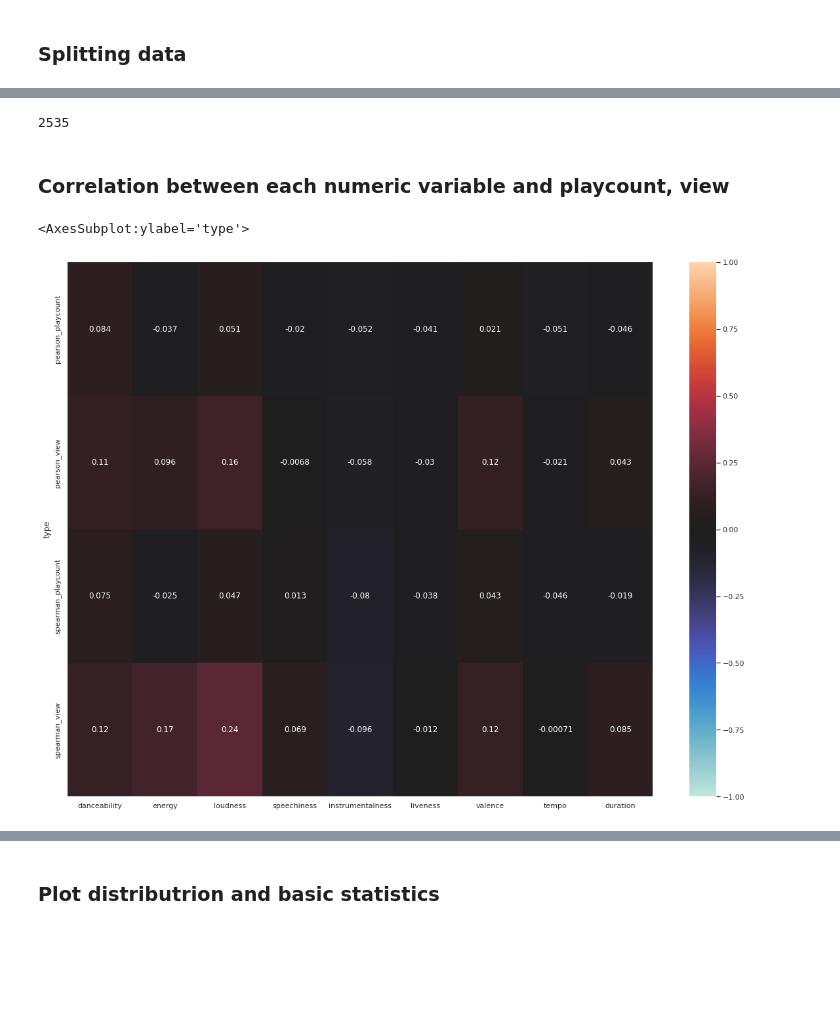
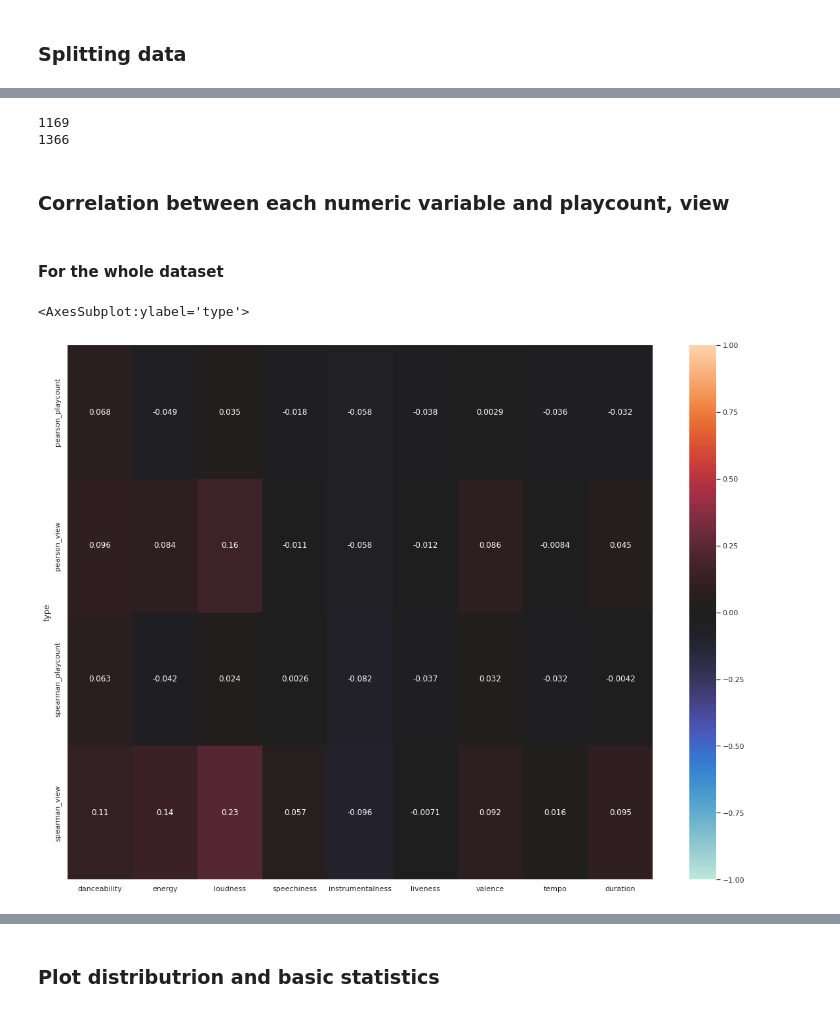
Before and after one commit to vietcheems/Music-Popularity-Analysis, a Jupyter notebook: Analysis/analysis.ipynb, the cells around one changed output, grey strips where cells are left out. Cells and saved outputs as stored; diff of their text form; code cells hidden in the pictures; blank space fills up the shorter version.

```diff
--- a/Analysis/analysis.ipynb
+++ b/Analysis/analysis.ipynb
@@ -5,6 +6,30 @@ import pandas as pd
 import matplotlib.pyplot as plt
 import seaborn as sns
 sns.set_theme(style="whitegrid")
+# %%
+num_feature = ['danceability', 'energy', 'loudness',
+		'speechiness', 'instrumentalness', 'liveness', 'valence', 'tempo', 'duration']
+
+def get_corr_matrix(df, feature):
+	pearson_view = {}
+	pearson_playcount = {}
+	spearman_view = {}
+	spearman_playcount = {}
+
+	for col in feature:
+		pearson_playcount[col] = df['playcount'].corr(df[col], method='pearson')
+		pearson_view[col] = df['view'].corr(df[col], method='pearson')
+		spearman_view[col] = df['view'].corr(df[col], method='spearman')
+		spearman_playcount[col] = df['playcount'].corr(df[col], method='spearman')
+
+	corr = pd.DataFrame(columns=feature)
+	corr = corr.append(pearson_playcount, ignore_index=True)
+	corr = corr.append(pearson_view, ignore_index=True)
+	corr = corr.append(spearman_playcount, ignore_index=True)
+	corr = corr.append(spearman_view, ignore_index=True)
+	corr['type'] = ['pearson_playcount', 'pearson_view', 'spearman_playcount', 'spearman_view']
+	corr = corr.set_index("type")
+	return corr
 # %% [markdown]
 ### Import data
 # %%
@@ -87,34 +93,23 @@ len(forth_chunk)
-# %%
-fifth_chunk = df[df["sp_release_date"].apply(lambda x : 2015 <= x.year)]
-len(fifth_chunk)
-# %% [output]
-2535
+# %%
+first_chunk = df[df["sp_release_date"].apply(lambda x : x.year < 1980)]
+second_chunk = df[df["sp_release_date"].apply(lambda x : 1980 <= x.year < 1990)]
+third_chunk = df[df["sp_release_date"].apply(lambda x : 1990 <= x.year < 2000)]
+forth_chunk = df[df["sp_release_date"].apply(lambda x : 2000 <= x.year < 2010)]
+fifth_chunk = df[df["sp_release_date"].apply(lambda x : 2010 <= x.year < 2015)]
+sixth_chunk = df[df["sp_release_date"].apply(lambda x : 2015 <= x.year < 2018)]
+seventh_chunk = df[df["sp_release_date"].apply(lambda x : 2018 <= x.year)]
+# %% [output]
+1169
+1366
 # %% [markdown]
 ### Correlation between each numeric variable and playcount, view
-# %%
-pearson_view = {}
-pearson_playcount = {}
-spearman_view = {}
-spearman_playcount = {}
-feature = ['danceability', 'energy', 'loudness',
-       'speechiness', 'instrumentalness', 'liveness', 'valence', 'tempo', 'duration']
-
-for col in feature:
-	pearson_playcount[col] = df['playcount'].corr(df[col], method='pearson')
-	pearson_view[col] = df['view'].corr(df[col], method='pearson')
-	spearman_view[col] = df['view'].corr(df[col], method='spearman')
-	spearman_playcount[col] = df['playcount'].corr(df[col], method='spearman')
-
-corr = pd.DataFrame(columns=feature)
-corr = corr.append(pearson_playcount, ignore_index=True)
-corr = corr.append(pearson_view, ignore_index=True)
-corr = corr.append(spearman_playcount, ignore_index=True)
-corr = corr.append(spearman_view, ignore_index=True)
-corr['type'] = ['pearson_playcount', 'pearson_view', 'spearman_playcount', 'spearman_view']
-corr = corr.set_index("type")
-
-plt.figure(figsize=(20,15))
-sns.heatmap(corr, vmin=-1, vmax=1, annot=True, center=0)
-# %% [output]
-<AxesSubplot:ylabel='type'>
-[figure, removed]
+# %% [markdown]
+#### For the whole dataset
+# %%
+corr = get_corr_matrix(df, num_feature)
+
+plt.figure(figsize=(20,15))
+sns.heatmap(corr, vmin=-1, vmax=1, annot=True, center=0)
+# %% [output]
+<AxesSubplot:ylabel='type'>
+[figure, added]
```
Also changed, not shown: parts of 45 cells of this notebook, 1 other file.
